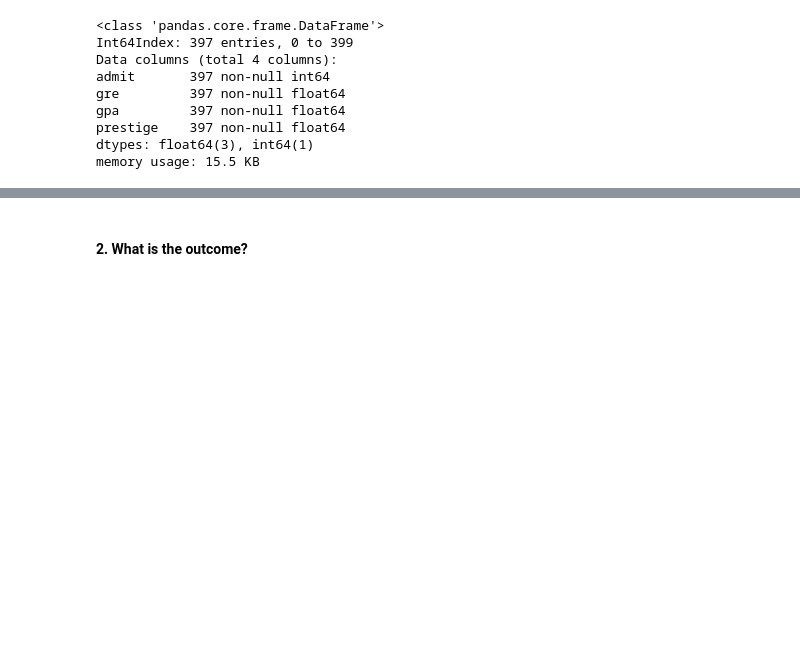
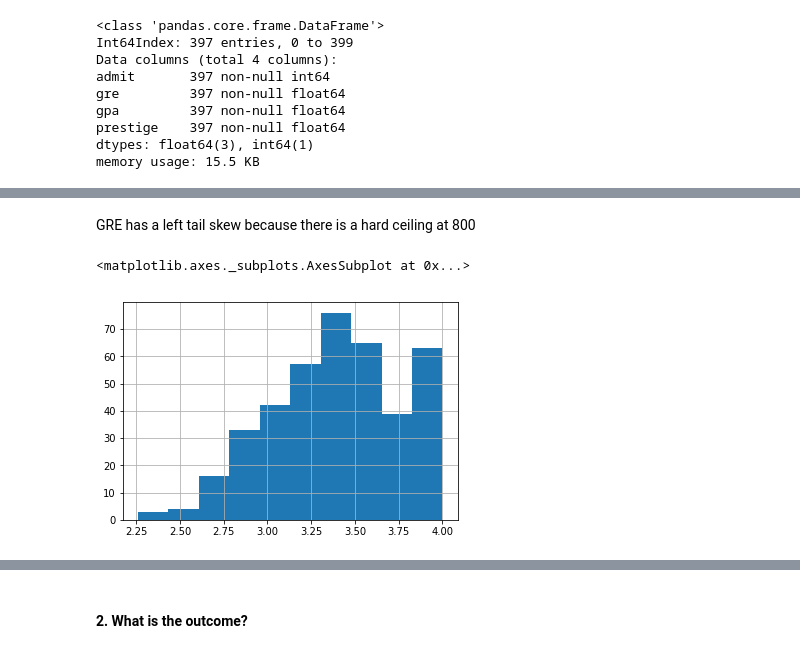
Before and after one commit to eddieh800/DS-SF-42, a Jupyter notebook: unit-project/project-1/starter-code/Eddie_Huang_Proj_1.ipynb, the cells around one changed output, grey strips where cells are left out. Cells and saved outputs as stored; diff of their text form; code cells hidden in the pictures; blank space fills up the shorter version.

```diff
--- a/unit-project/project-1/starter-code/Eddie_Huang_Proj_1.ipynb
+++ b/unit-project/project-1/starter-code/Eddie_Huang_Proj_1.ipynb
@@ -101,0 +138,7 @@ df.corr()
+# %% [markdown]
+GRE has a left tail skew because there is a hard ceiling at 800
+# %%
+df.gpa.hist()
+# %% [output]
+<matplotlib.axes._subplots.AxesSubplot at 0x...>
+[figure, added]
```
Also changed, not shown: parts of 29 cells of this notebook.
